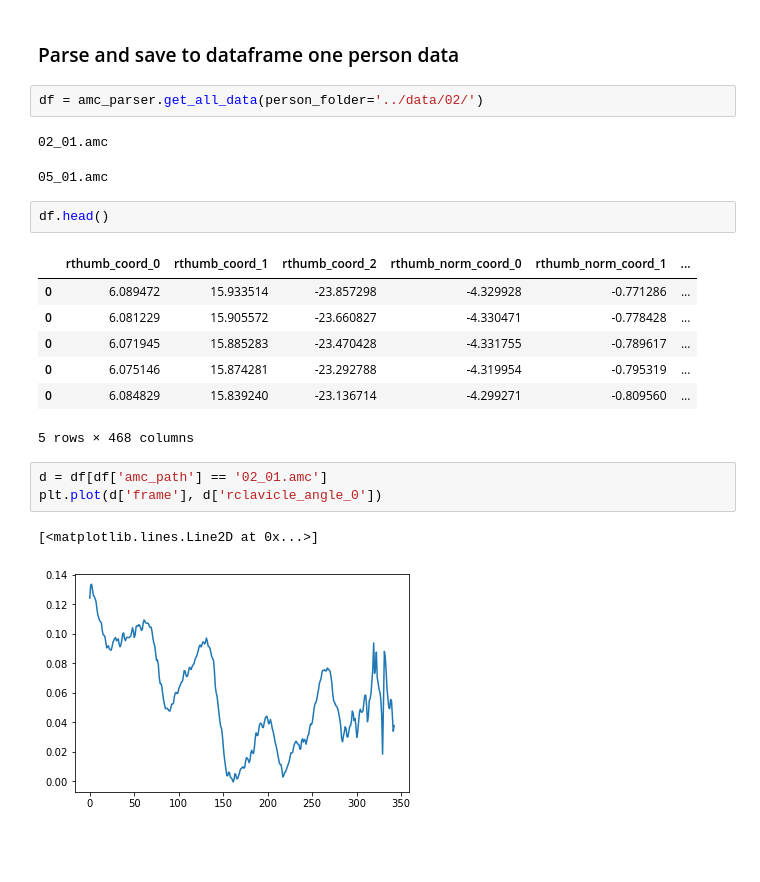
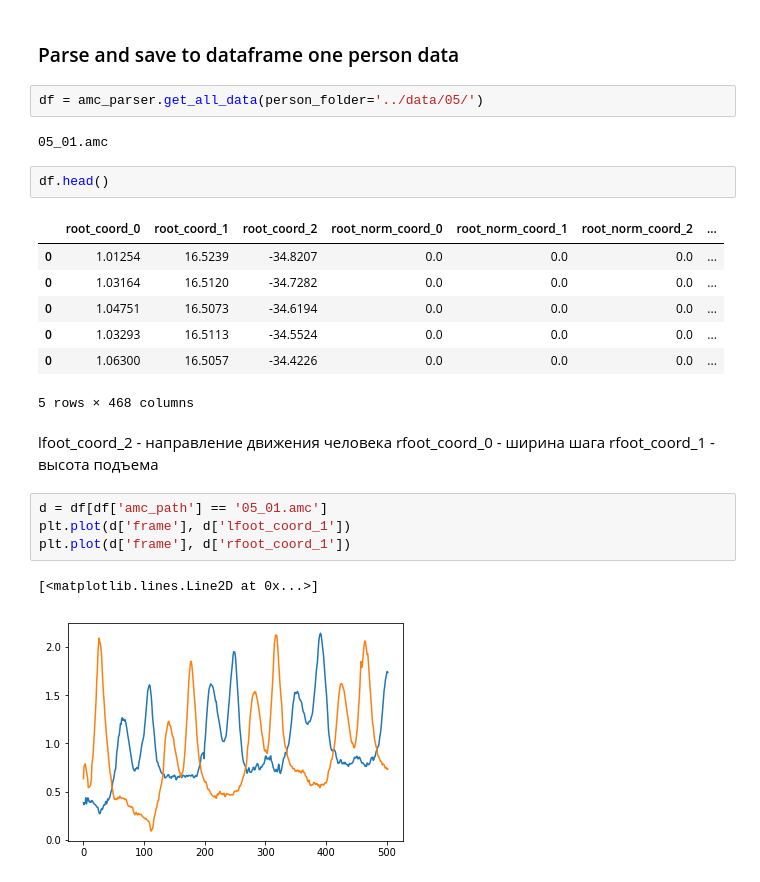
Before and after one commit to KseniiaCheloshkina/amc, a Jupyter notebook: dev/amc_parser_test.ipynb, the cells around one changed output. Saved outputs shown, nothing was run; the diff lists cells and outputs as text; blank space fills up the shorter version.

```diff
--- a/dev/amc_parser_test.ipynb
+++ b/dev/amc_parser_test.ipynb
@@ -26,23 +43,27 @@ parsing ../data/02/02_01.amc
 # %% [markdown]
 ### Parse and save to dataframe one person data
 # %%
-df = amc_parser.get_all_data(person_folder='../data/02/')
+df = amc_parser.get_all_data(person_folder='../data/05/')
 # %% [output]
-02_01.amc
+05_01.amc
-05_01.amc
 # %%
 df.head()
 # %% [output]
-|  | rthumb_coord_0 | rthumb_coord_1 | rthumb_coord_2 | rthumb_norm_coord_0 | rthumb_norm_coord_1 | ... |
-| 0 | 6.089472 | 15.933514 | -23.857298 | -4.329928 | -0.771286 | ... |
-| 0 | 6.081229 | 15.905572 | -23.660827 | -4.330471 | -0.778428 | ... |
-| 0 | 6.071945 | 15.885283 | -23.470428 | -4.331755 | -0.789617 | ... |
-| 0 | 6.075146 | 15.874281 | -23.292788 | -4.319954 | -0.795319 | ... |
-| 0 | 6.084829 | 15.839240 | -23.136714 | -4.299271 | -0.809560 | ... |
+|  | root_coord_0 | root_coord_1 | root_coord_2 | root_norm_coord_0 | root_norm_coord_1 | root_norm_coord_2 | ... |
+| 0 | 1.01254 | 16.5239 | -34.8207 | 0.0 | 0.0 | 0.0 | ... |
+| 0 | 1.03164 | 16.5120 | -34.7282 | 0.0 | 0.0 | 0.0 | ... |
+| 0 | 1.04751 | 16.5073 | -34.6194 | 0.0 | 0.0 | 0.0 | ... |
+| 0 | 1.03293 | 16.5113 | -34.5524 | 0.0 | 0.0 | 0.0 | ... |
+| 0 | 1.06300 | 16.5057 | -34.4226 | 0.0 | 0.0 | 0.0 | ... |
 5 rows × 468 columns
+# %% [markdown]
+lfoot_coord_2 - направление движения человека
+rfoot_coord_0 - ширина шага
+rfoot_coord_1 - высота подъема
 # %%
-d = df[df['amc_path'] == '02_01.amc']
-plt.plot(d['frame'], d['rclavicle_angle_0'])
+d = df[df['amc_path'] == '05_01.amc']
+plt.plot(d['frame'], d['lfoot_coord_1'])
+plt.plot(d['frame'], d['rfoot_coord_1'])
 # %% [output]
 [<matplotlib.lines.Line2D at 0x...>]
-[figure, old version]
+[figure, new version]
```
Also changed, not shown: parts of 18 cells of this notebook, 2 other files.
